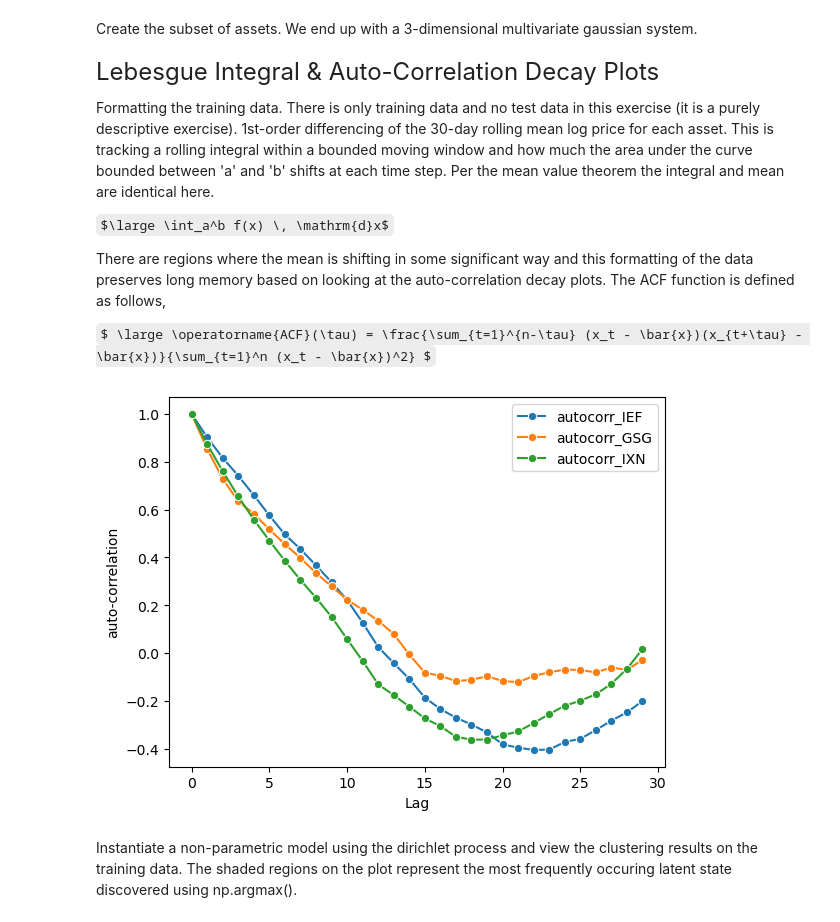
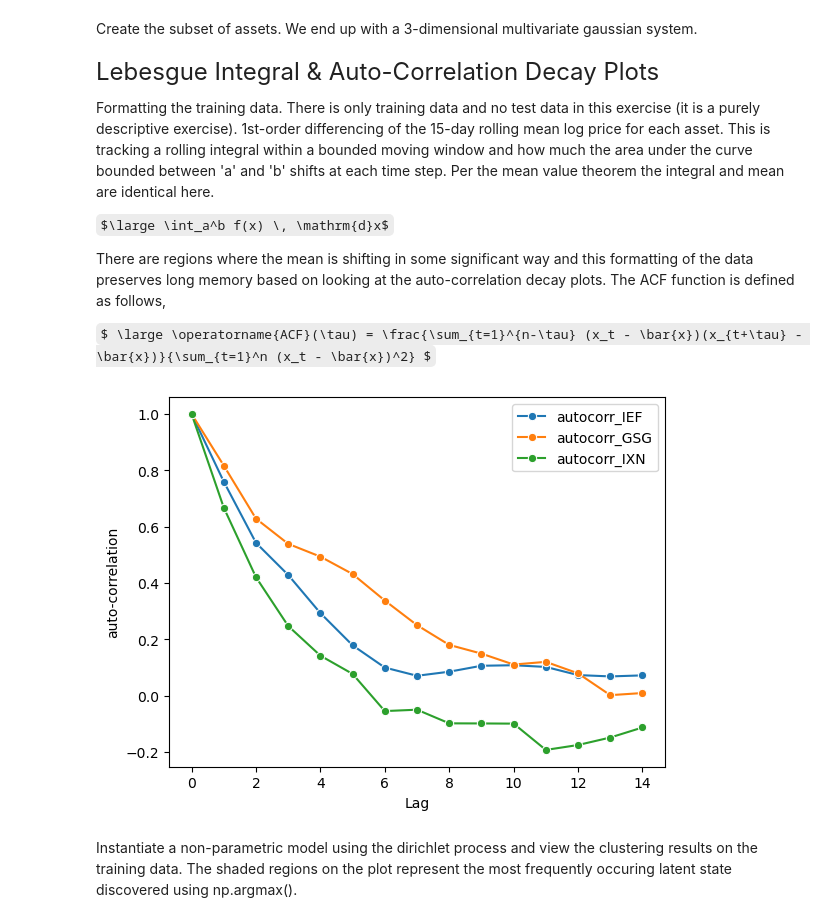
Before and after one commit to regimelab/notebooks, a Jupyter notebook: variational_inference.ipynb, the cells around one changed output. Cells and saved outputs as stored; diff of their text form; code cells hidden in the pictures; some formulas as TeX source.

```diff
--- a/variational_inference.ipynb
+++ b/variational_inference.ipynb
@@ -53,7 +53,7 @@ for sym in assetlist:
 # %% [markdown]
 <font size="5">Lebesgue Integral & Auto-Correlation Decay Plots</font>
 
-Formatting the training data. There is only training data and no test data in this exercise (it is a purely descriptive exercise). 1st-order differencing of the 30-day rolling mean log price for each asset. This is tracking a rolling integral within a bounded moving window and how much the area under the curve bounded between 'a' and 'b' shifts at each time step. Per the mean value theorem the integral and mean are identical here.
+Formatting the training data. There is only training data and no test data in this exercise (it is a purely descriptive exercise). 1st-order differencing of the 15-day rolling mean log price for each asset. This is tracking a rolling integral within a bounded moving window and how much the area under the curve bounded between 'a' and 'b' shifts at each time step. Per the mean value theorem the integral and mean are identical here.
 
 $\large \int_a^b f(x) \, \mathrm{d}x$
 
@@ -63,31 +63,31 @@ $ \large \operatorname{ACF}(\tau) = \frac{\sum_{t=1}^{n-\tau} (x_t - \bar{x})(x_
 # %%
 import scipy.stats as stats
 m6_subset = m6_assets.copy()
 
-# Window length 30 days
-wlen = 30
+# Window length 15 days
+wlen = 15
 
 # First convert to log price and produce rolling mean window
 m6_subset = m6_subset.apply(np.log).rolling(wlen).mean()
 
 # Then apply final 1st-order differencing to get a rate-of-change
 m6_subset = m6_subset.apply(np.diff).dropna().reset_index().drop(columns='index')
 
 # Apply z-score to make the series mean-reverting and standardize variance
-m6_subset['IEF'] = stats.zscore(m6_subset['IEF'])
-m6_subset['GSG'] = stats.zscore(m6_subset['GSG'])
-m6_subset['IXN'] = stats.zscore(m6_subset['IXN'])
+#m6_subset['IEF'] = stats.zscore(m6_subset['IEF'])
+#m6_subset['GSG'] = stats.zscore(m6_subset['GSG'])
+#m6_subset['IXN'] = stats.zscore(m6_subset['IXN'])
 
 # View Auto Correlation
 decay_func = lambda S, _range: [S.apply(abs).autocorr(lag=Lag) for Lag in _range]
 sns.lineplot(data=decay_func(m6_subset['IEF'], range(0, wlen)), label='autocorr_IEF', marker='o')
 sns.lineplot(data=decay_func(m6_subset['GSG'], range(0, wlen)), label='autocorr_GSG', marker='o')
 sns.lineplot(data=decay_func(m6_subset['IXN'], range(0, wlen)), label='autocorr_IXN', marker='o')
 plt.xlabel('Lag')
 plt.ylabel('auto-correlation')
 plt.show()
 # %% [output]
-[figure, old version]
+[figure, new version]
 # %% [markdown]
 Instantiate a non-parametric model using the dirichlet process and view the clustering results on the training data. The shaded regions on the plot represent the most frequently occuring latent state discovered using np.argmax().
 # %%
```
Also changed, not shown: parts of 2 cells of this notebook.
